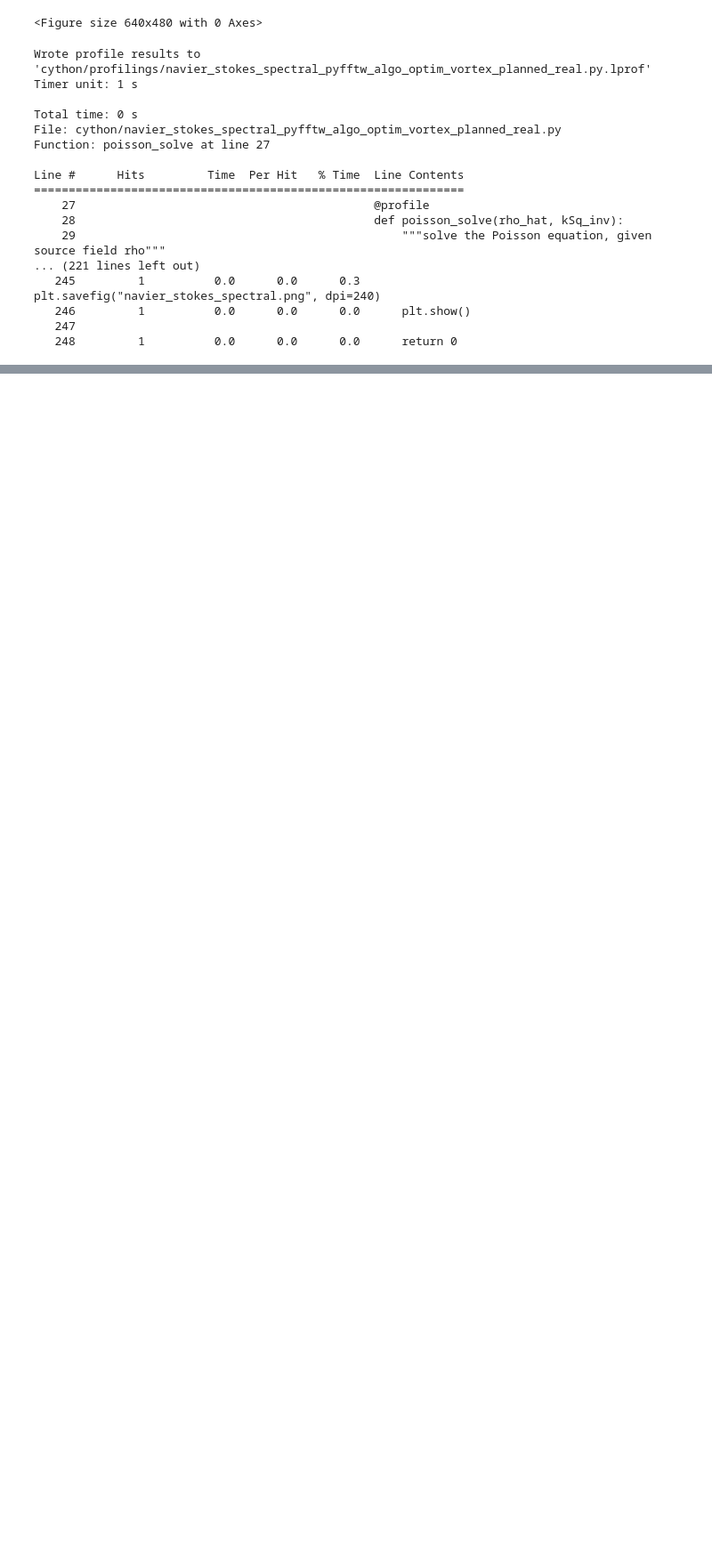
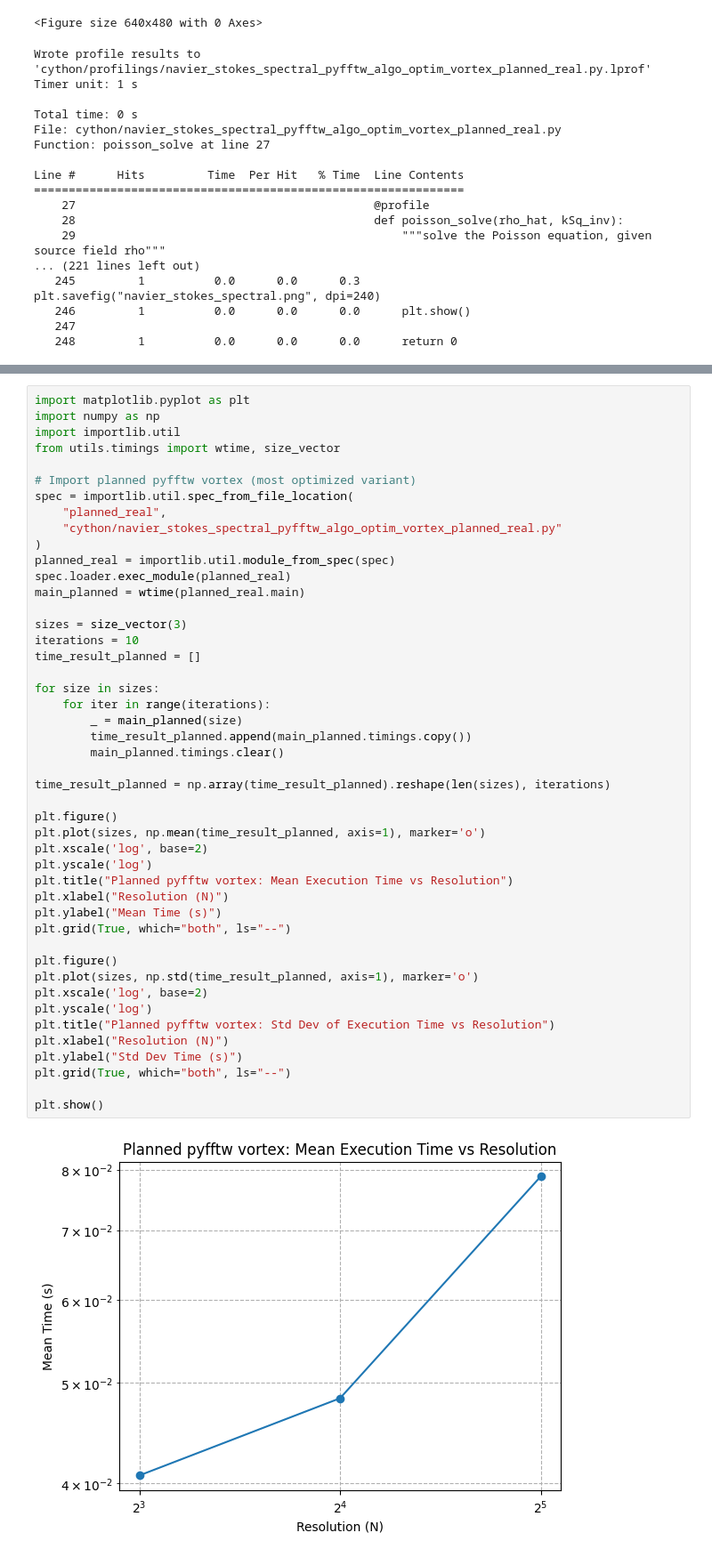
Before and after one commit to Kaspermalm/HPC-final-project-navier-stokes-optimization, a Jupyter notebook: final-project.ipynb, the cells around one changed output, grey strips where cells are left out. Shown at 89% size. Drawn from its saved outputs; the diff is of its cells as text; blank space fills up the shorter version.

```diff
--- a/final-project.ipynb
+++ b/final-project.ipynb
@@ -408,0 +618,48 @@ Line #      Hits         Time  Per Hit   % Time  Line Contents
+# %%
+import matplotlib.pyplot as plt
+import numpy as np
+import importlib.util
+from utils.timings import wtime, size_vector
+
+# Import planned pyfftw vortex (most optimized variant)
+spec = importlib.util.spec_from_file_location(
+    "planned_real",
+    "cython/navier_stokes_spectral_pyfftw_algo_optim_vortex_planned_real.py"
+)
+planned_real = importlib.util.module_from_spec(spec)
+spec.loader.exec_module(planned_real)
+main_planned = wtime(planned_real.main)
+
+sizes = size_vector(3)
+iterations = 10
+time_result_planned = []
+
+for size in sizes:
+    for iter in range(iterations):
+        _ = main_planned(size)
+        time_result_planned.append(main_planned.timings.copy())
+        main_planned.timings.clear()
+
+time_result_planned = np.array(time_result_planned).reshape(len(sizes), iterations)
+
+plt.figure()
+plt.plot(sizes, np.mean(time_result_planned, axis=1), marker='o')
+plt.xscale('log', base=2)
+plt.yscale('log')
+plt.title("Planned pyfftw vortex: Mean Execution Time vs Resolution")
+plt.xlabel("Resolution (N)")
+plt.ylabel("Mean Time (s)")
+plt.grid(True, which="both", ls="--")
+
+plt.figure()
+plt.plot(sizes, np.std(time_result_planned, axis=1), marker='o')
+plt.xscale('log', base=2)
+plt.yscale('log')
+plt.title("Planned pyfftw vortex: Std Dev of Execution Time vs Resolution")
+plt.xlabel("Resolution (N)")
+plt.ylabel("Std Dev Time (s)")
+plt.grid(True, which="both", ls="--")
+
+plt.show()
+# %% [output]
+[figure, added]
```
Also changed, not shown: parts of 10 cells of this notebook, 10 other files.
